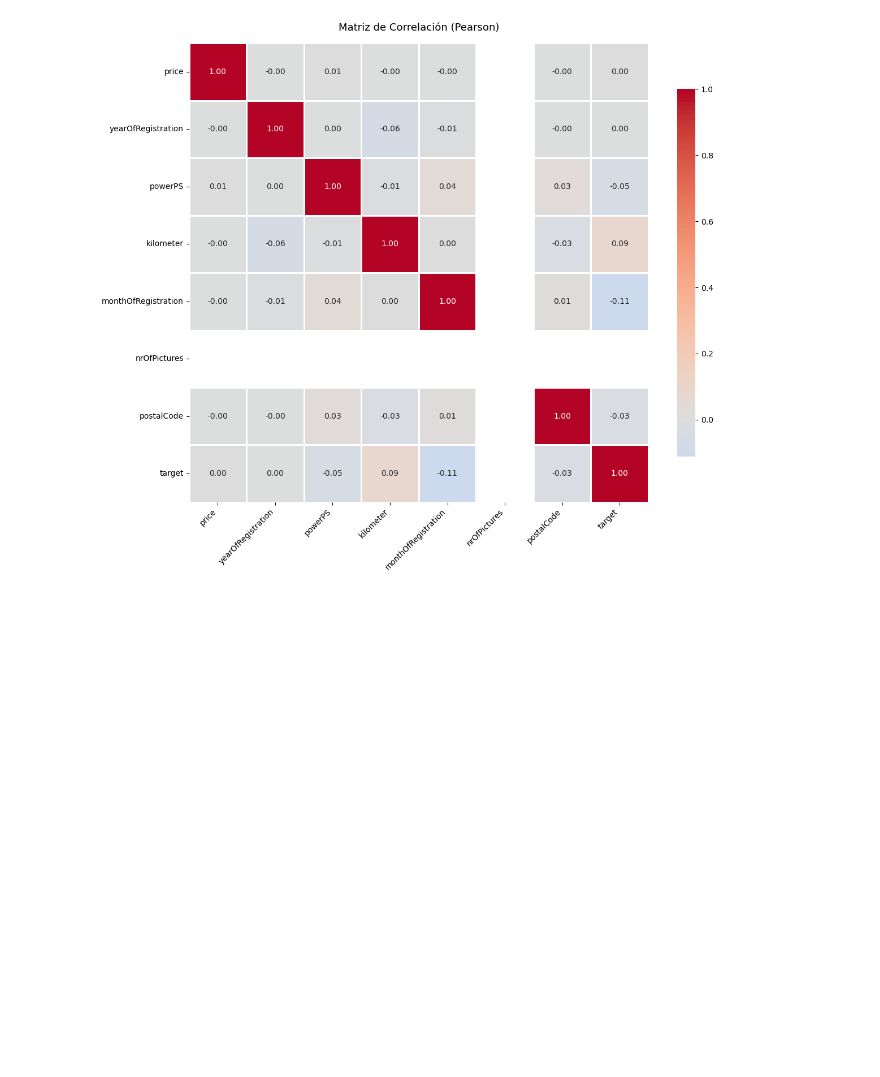
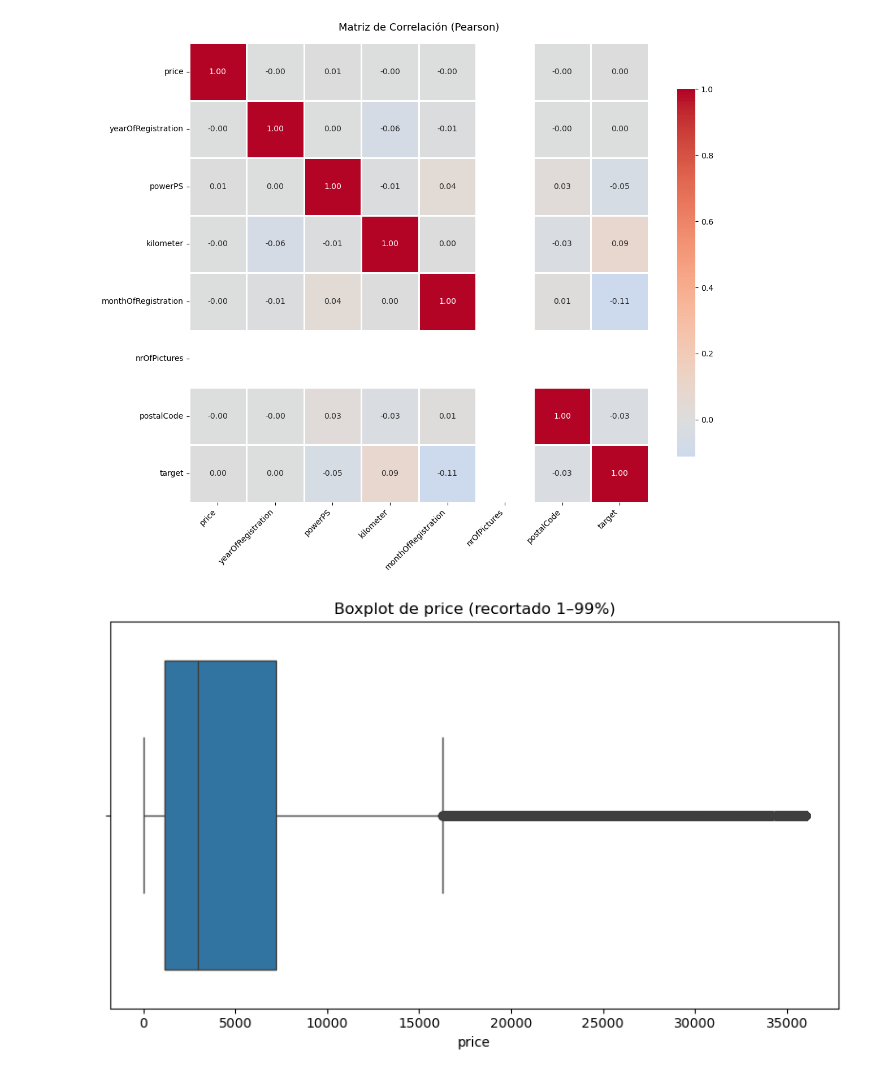
Before and after one commit to cior666/Machine-Learning-III-entrega, a Jupyter notebook: EDA/eda.ipynb, the cells around one changed output. Cells and saved outputs as stored; diff of their text form; code cells hidden in the pictures; blank space fills up the shorter version.

```diff
--- a/EDA/eda.ipynb
+++ b/EDA/eda.ipynb
@@ -132,3 +131,16 @@ plt.show()
 #existen son muy bajas las relaciones lineales entre las variables
 #analizadas. Entonces debemos optar por un modelo de relaciones
 #no lineales o variables categoricas
+# %%
+#Boxplot precio
+p1, p99 = df['price'].quantile([0.01, 0.99])
+price_clip = df['price'].clip(p1, p99)
+
+plt.figure(figsize=(8,5))
+sns.boxplot(x=price_clip)
+plt.title('Boxplot de price (recortado 1–99%)')
+plt.xlabel('price')
+plt.tight_layout()
+plt.show()
+# %% [output]
+[figure, added]
```
Also changed, not shown: parts of 2 cells of this notebook.
